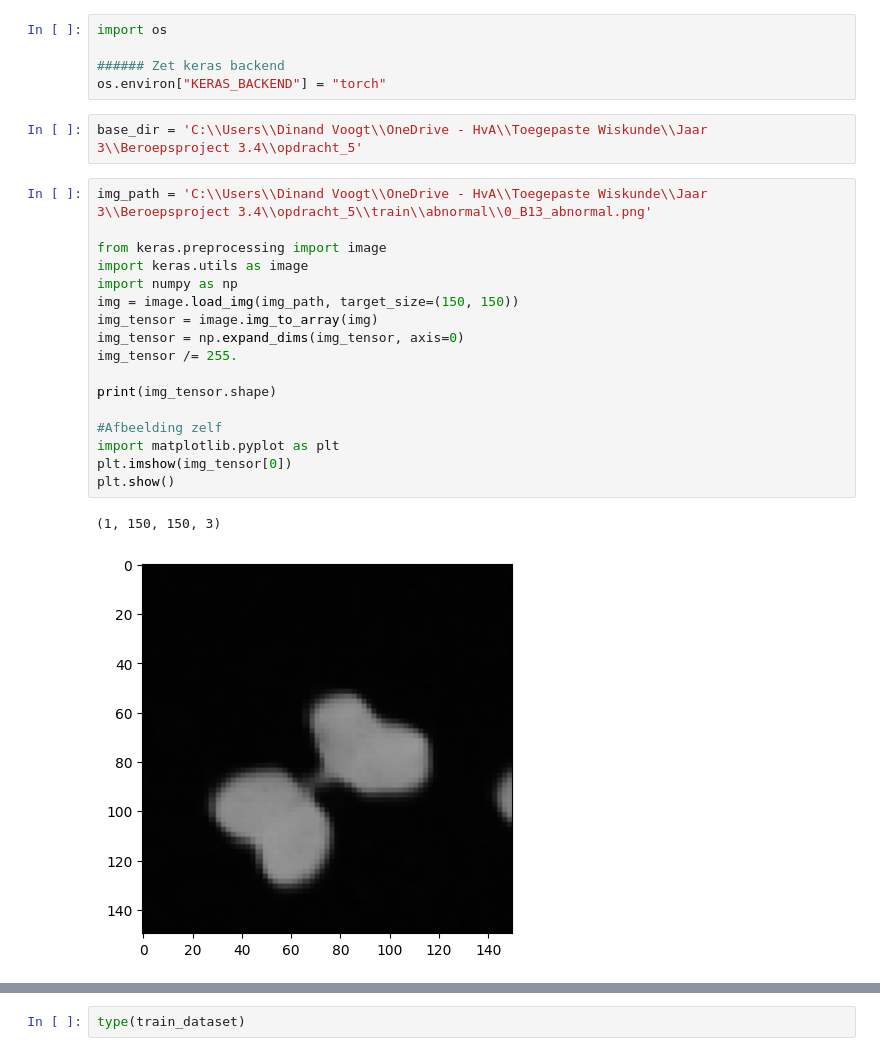
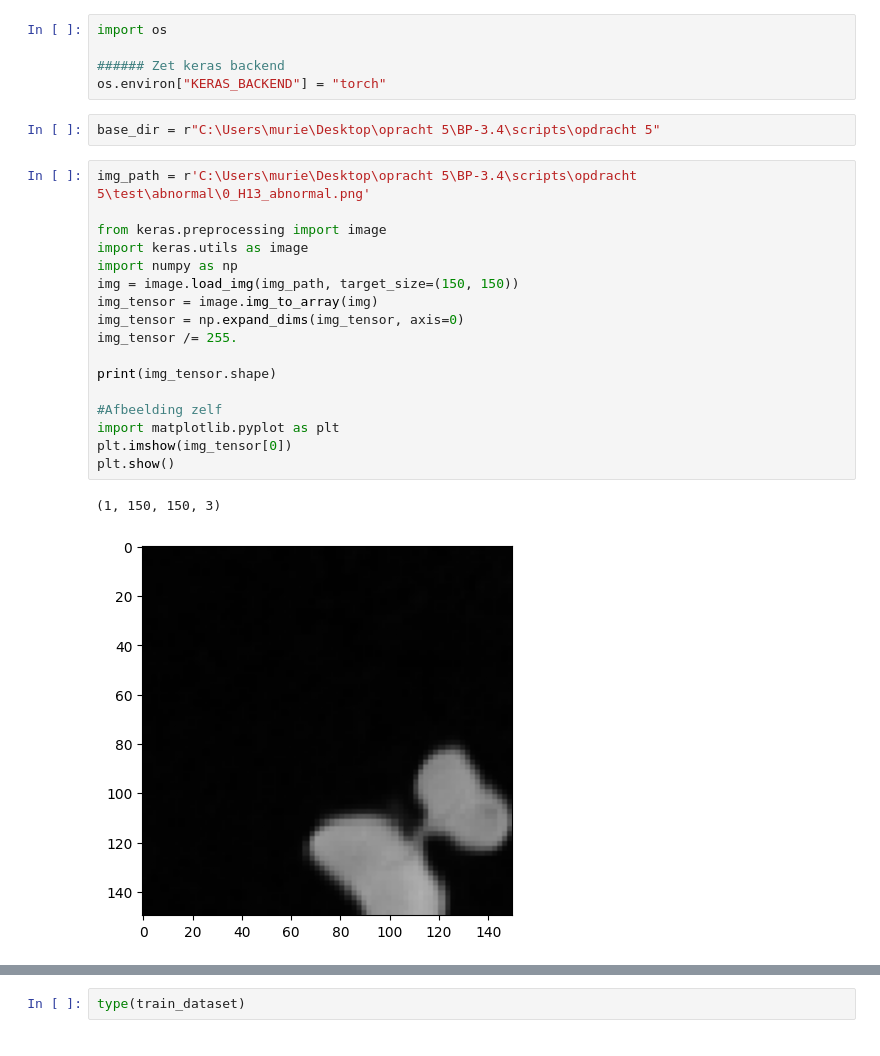
Before and after one commit to Murielle01/BP-3.4, a Jupyter notebook: scripts/opdracht 5/opdracht_5.ipynb, the cells around one changed output, grey strips where cells are left out. Saved outputs shown, nothing was run; the diff lists cells and outputs as text.

```diff
--- a/scripts/opdracht 5/opdracht_5.ipynb
+++ b/scripts/opdracht 5/opdracht_5.ipynb
@@ -79,27 +79,27 @@ import os
 ###### Zet keras backend
 os.environ["KERAS_BACKEND"] = "torch"
 # %%
-base_dir = 'C:\\Users\\Dinand Voogt\\OneDrive - HvA\\Toegepaste Wiskunde\\Jaar 3\\Beroepsproject 3.4\\opdracht_5'
+base_dir = r"C:\Users\murie\Desktop\opracht 5\BP-3.4\scripts\opdracht 5"
 # %%
-img_path = 'C:\\Users\\Dinand Voogt\\OneDrive - HvA\\Toegepaste Wiskunde\\Jaar 3\\Beroepsproject 3.4\\opdracht_5\\train\\abnormal\\0_B13_abnormal.png'
+img_path = r'C:\Users\murie\Desktop\opracht 5\BP-3.4\scripts\opdracht 5\test\abnormal\0_H13_abnormal.png'
 
 from keras.preprocessing import image
 import keras.utils as image
 import numpy as np
 img = image.load_img(img_path, target_size=(150, 150))
 img_tensor = image.img_to_array(img)
 img_tensor = np.expand_dims(img_tensor, axis=0)
 img_tensor /= 255.
 
 print(img_tensor.shape)
 
 #Afbeelding zelf
 import matplotlib.pyplot as plt
 plt.imshow(img_tensor[0])
 plt.show()
 # %% [output]
 (1, 150, 150, 3)
-[figure, old version]
+[figure, new version]
 # %%
 from tensorflow.keras.utils import image_dataset_from_directory
 
```
Also changed, not shown: parts of 4 cells of this notebook.
